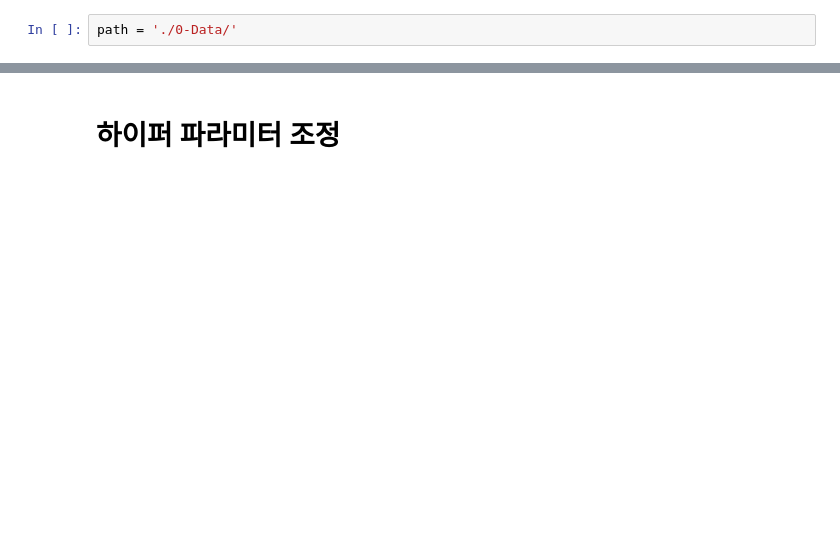
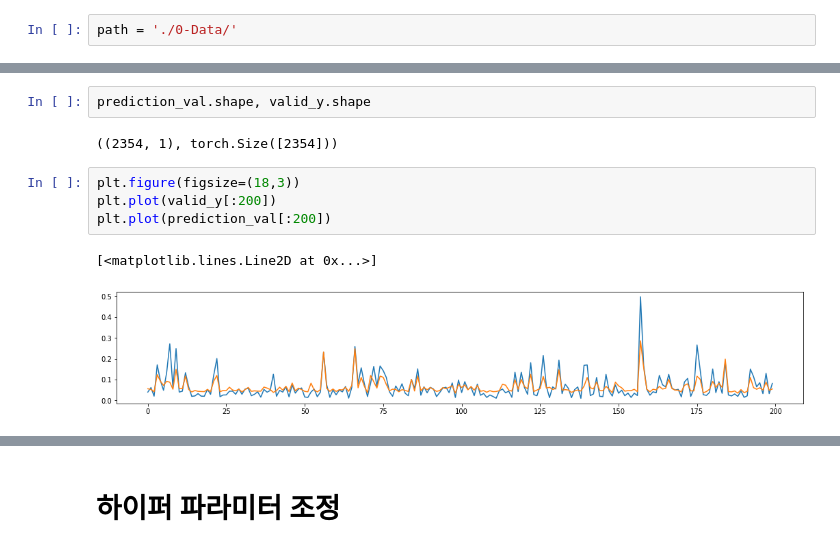
Before and after one commit to yebiny/predictCarCost, a Jupyter notebook: AutoML.ipynb, the cells around one changed output, grey strips where cells are left out. Drawn from its saved outputs; the diff is of its cells as text; blank space fills up the shorter version.

```diff
--- a/AutoML.ipynb
+++ b/AutoML.ipynb
@@ -132,0 +188,11 @@ df.head()
+# %%
+prediction_val.shape, valid_y.shape
+# %% [output]
+((2354, 1), torch.Size([2354]))
+# %%
+plt.figure(figsize=(18,3))
+plt.plot(valid_y[:200])
+plt.plot(prediction_val[:200])
+# %% [output]
+[<matplotlib.lines.Line2D at 0x...>]
+[figure, added]
```
Also changed, not shown: parts of 48 cells of this notebook, 1 other file.
